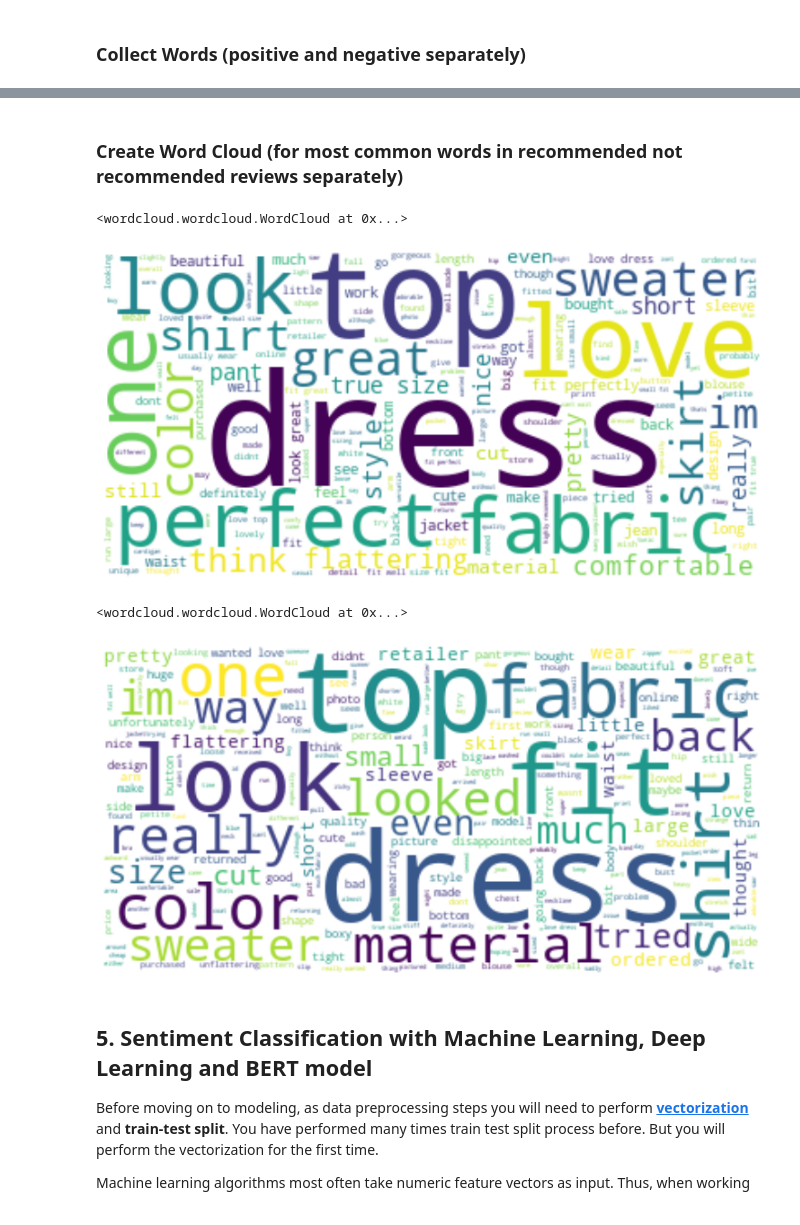
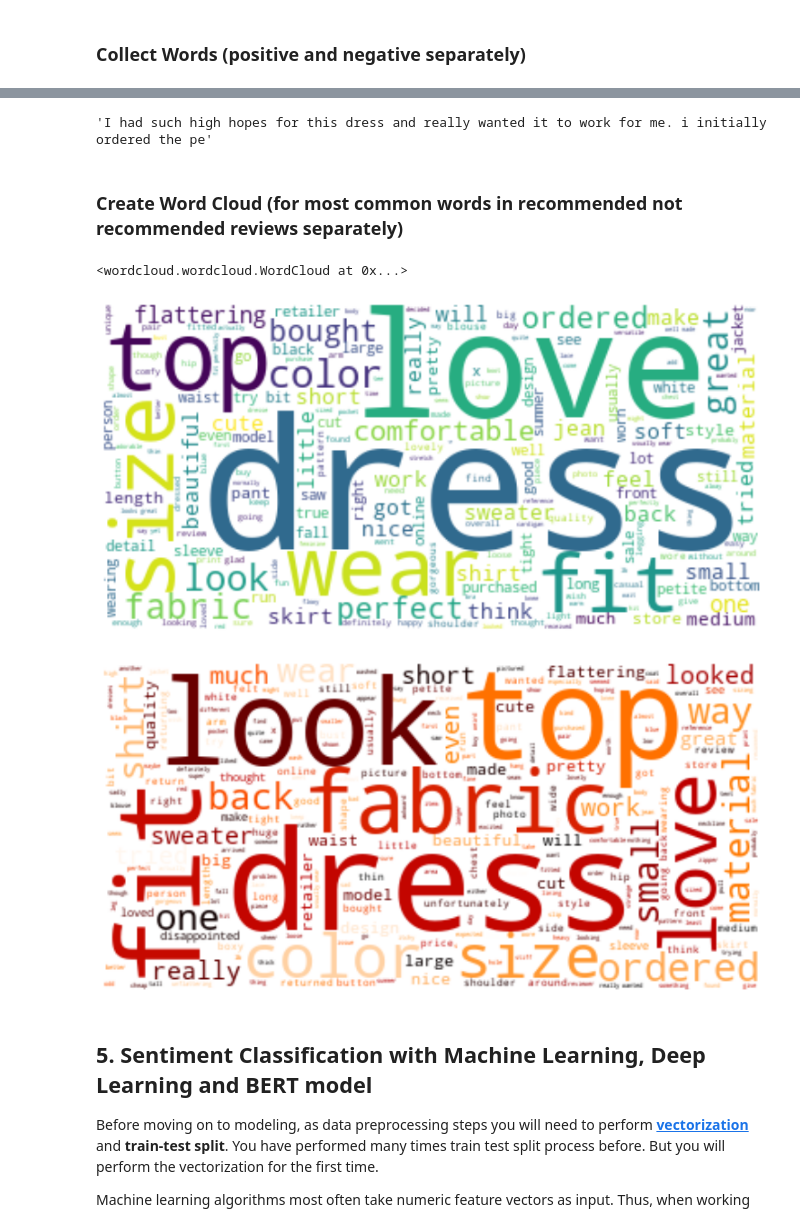
Before and after one commit to Bir01/03_DATA_SCIENCE_MACHINE_LEARNING_MODULE, a Jupyter notebook: 3- Classes_Labs/4. NLP/NLP_Sentiment_Analysis_Project.ipynb, the cells around one changed output, grey strips where cells are left out. Cells and saved outputs as stored; diff of their text form; code cells hidden in the pictures.

```diff
--- a/3- Classes_Labs/4. NLP/NLP_Sentiment_Analysis_Project.ipynb
+++ b/3- Classes_Labs/4. NLP/NLP_Sentiment_Analysis_Project.ipynb
@@ -224,0 +222,3 @@ memory usage: 550.5+ KB
+# %%
+df=df[['text','label']]
+df.head()
@@ -258,0 +243,3 @@ Int64Index([], dtype='int64')
+# %%
+df.dropna(inplace = True)
+df
@@ -430,0 +424,3 @@ len(pos),len(neg)
+# %%
+negative_sentences = df[df["label"] == 0]["text"]
+negative_sentences
@@ -437,33 +447,37 @@ all_words_neg = " ".join(neg["Review Text"])
+# %%
+negative_words = " ".join(negative_sentences)
+negative_words[:100]
+# %% [output]
+'I had such high hopes for this dress and really wanted it to work for me. i initially ordered the pe'
 # %% [markdown]
 ### Create Word Cloud (for most common words in recommended not recommended reviews separately)
 # %%
 from wordcloud import WordCloud
 # %%
-wordcloud = WordCloud(background_color="white", max_words =250)
-wordcloud.generate(all_words_pos)
+wordcloud_positive = WordCloud(background_color="white", max_words =250)
-# %% [output]
-<wordcloud.wordcloud.WordCloud at 0x...>
+# %%
+wordcloud_positive.generate(positive_words)
+# %% [output]
+<wordcloud.wordcloud.WordCloud at 0x...>
 # %%
 import matplotlib.pyplot as plt
 plt.figure(figsize = (13,13))
-plt.imshow(wordcloud, interpolation="bilinear",)
+plt.imshow(wordcloud_positive, interpolation="bilinear",)
 plt.axis("off")
 plt.show()
 # %% [output]
-[figure, old version]
+[figure, new version]
-# %%
-wordcloud = WordCloud(background_color="white", max_words =250)  # The maximum number of words.
-wordcloud.generate(all_words_neg)
-# %% [output]
-<wordcloud.wordcloud.WordCloud at 0x...>
 # %%
-import matplotlib.pyplot as plt
-plt.figure(figsize = (13,13))
-plt.imshow(wordcloud, interpolation="bilinear",)
+wordcloud_negative = WordCloud(background_color="white", max_words=250, colormap='gist_heat')
+
+wordcloud_negative.generate(negative_words)
+
+plt.figure(figsize=(13,13))
+plt.imshow(wordcloud_negative, interpolation="bilinear")
 plt.axis("off")
 plt.show()
 # %% [output]
-[figure, old version]
+[figure, new version]
 # %% [markdown]
 ## 5. Sentiment Classification with Machine Learning, Deep Learning and BERT model
 
```
Also changed, not shown: parts of 185 cells of this notebook.
